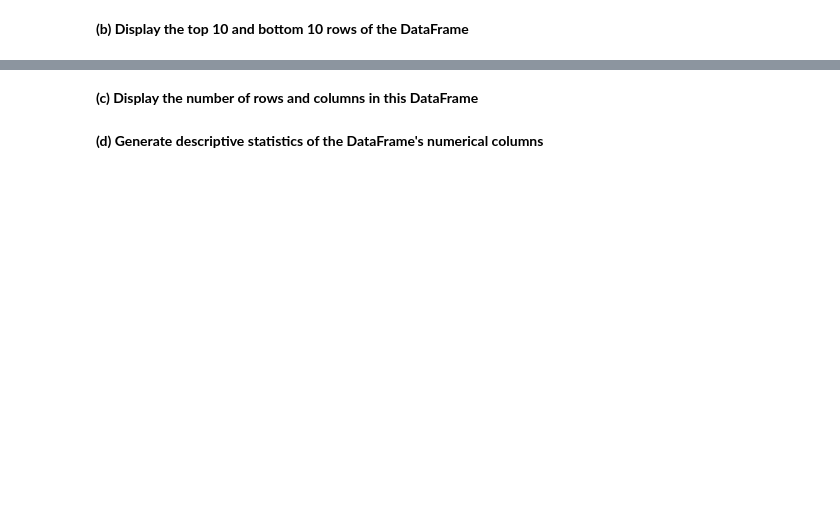
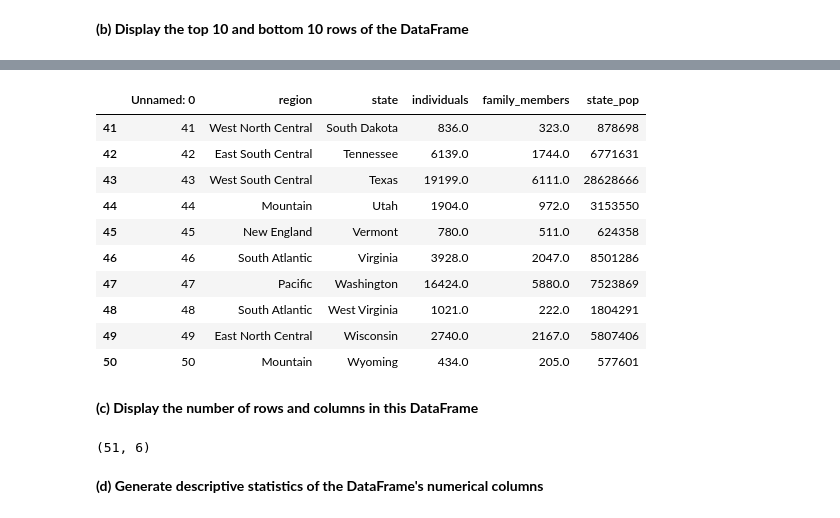
Before and after one commit to wongwenbing/Y2S2, a Jupyter notebook: Using Pandas (PDS)/Lab_05_Q12_to_Q15_StudentCopy.ipynb, the cells around one changed output, grey strips where cells are left out. Saved outputs shown, nothing was run; the diff lists cells and outputs as text; code cells hidden in the pictures; blank space fills up the shorter version.

```diff
--- a/Using Pandas (PDS)/Lab_05_Q12_to_Q15_StudentCopy.ipynb
+++ b/Using Pandas (PDS)/Lab_05_Q12_to_Q15_StudentCopy.ipynb
@@ -27,9 +50,25 @@ import pandas as pd
 # %%
 # Type your Q12(b) answer here
+homelessness.tail(10)
+# %% [output]
+|  | Unnamed: 0 | region | state | individuals | family_members | state_pop |
+| 41 | 41 | West North Central | South Dakota | 836.0 | 323.0 | 878698 |
+| 42 | 42 | East South Central | Tennessee | 6139.0 | 1744.0 | 6771631 |
+| 43 | 43 | West South Central | Texas | 19199.0 | 6111.0 | 28628666 |
+| 44 | 44 | Mountain | Utah | 1904.0 | 972.0 | 3153550 |
+| 45 | 45 | New England | Vermont | 780.0 | 511.0 | 624358 |
+| 46 | 46 | South Atlantic | Virginia | 3928.0 | 2047.0 | 8501286 |
+| 47 | 47 | Pacific | Washington | 16424.0 | 5880.0 | 7523869 |
+| 48 | 48 | South Atlantic | West Virginia | 1021.0 | 222.0 | 1804291 |
+| 49 | 49 | East North Central | Wisconsin | 2740.0 | 2167.0 | 5807406 |
+| 50 | 50 | Mountain | Wyoming | 434.0 | 205.0 | 577601 |
 # %% [markdown]
 **(c) Display the number of rows and columns in this DataFrame**
 # %%
 # Type your Q12(c) answer here
+homelessness.shape
+# %% [output]
+(51, 6)
 # %% [markdown]
 **(d) Generate descriptive statistics of the DataFrame's numerical columns**
 # %%
```
Also changed, not shown: parts of 13 cells of this notebook, 2 other files.
